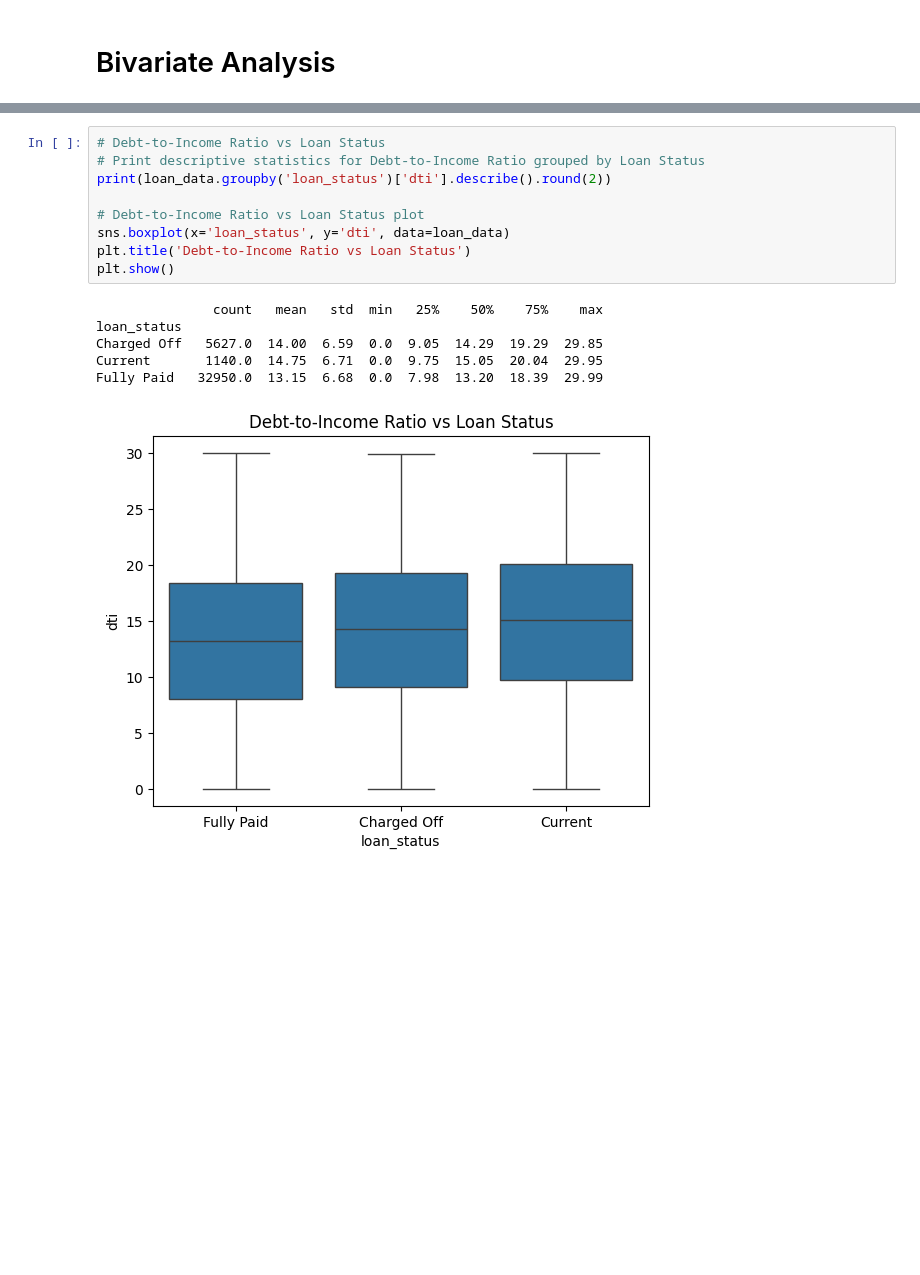
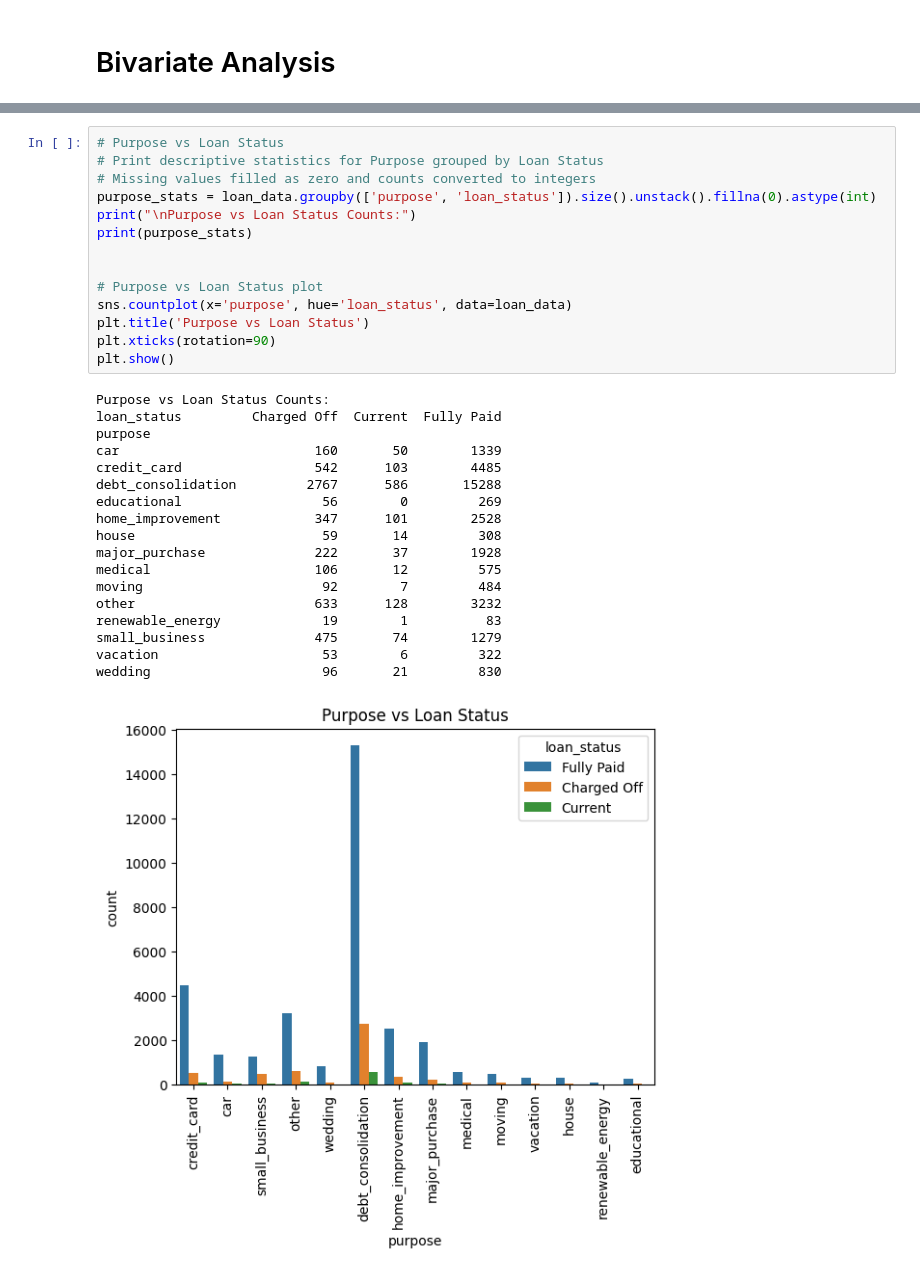
Before and after one commit to omkard3/LendingClubCaseStudy, a Jupyter notebook: Omkar_Deshpande.ipynb, the cells around one changed output, grey strips where cells are left out. Cells and saved outputs as stored; diff of their text form; blank space fills up the shorter version.

```diff
--- a/Omkar_Deshpande.ipynb
+++ b/Omkar_Deshpande.ipynb
@@ -302,16 +305,33 @@ freq    12020       32950
 # %%
-# Debt-to-Income Ratio vs Loan Status
-# Print descriptive statistics for Debt-to-Income Ratio grouped by Loan Status
-print(loan_data.groupby('loan_status')['dti'].describe().round(2))
+# Purpose vs Loan Status
+# Print descriptive statistics for Purpose grouped by Loan Status
+# Missing values filled as zero and counts converted to integers
+purpose_stats = loan_data.groupby(['purpose', 'loan_status']).size().unstack().fillna(0).astype(int)
+print("\nPurpose vs Loan Status Counts:")
+print(purpose_stats)
 
-# Debt-to-Income Ratio vs Loan Status plot
-sns.boxplot(x='loan_status', y='dti', data=loan_data)
-plt.title('Debt-to-Income Ratio vs Loan Status')
+
+# Purpose vs Loan Status plot
+sns.countplot(x='purpose', hue='loan_status', data=loan_data)
+plt.title('Purpose vs Loan Status')
+plt.xticks(rotation=90)
 plt.show()
 # %% [output]
-               count   mean   std  min   25%    50%    75%    max
-loan_status
-Charged Off   5627.0  14.00  6.59  0.0  9.05  14.29  19.29  29.85
-Current       1140.0  14.75  6.71  0.0  9.75  15.05  20.04  29.95
-Fully Paid   32950.0  13.15  6.68  0.0  7.98  13.20  18.39  29.99
+Purpose vs Loan Status Counts:
+loan_status         Charged Off  Current  Fully Paid
+purpose
+car                         160       50        1339
+credit_card                 542      103        4485
+debt_consolidation         2767      586       15288
+educational                  56        0         269
+home_improvement            347      101        2528
+house                        59       14         308
+major_purchase              222       37        1928
+medical                     106       12         575
+moving                       92        7         484
+other                       633      128        3232
+renewable_energy             19        1          83
+small_business              475       74        1279
+vacation                     53        6         322
+wedding                      96       21         830
-[figure, old version]
+[figure, new version]
```
Also changed, not shown: parts of 19 cells of this notebook.
